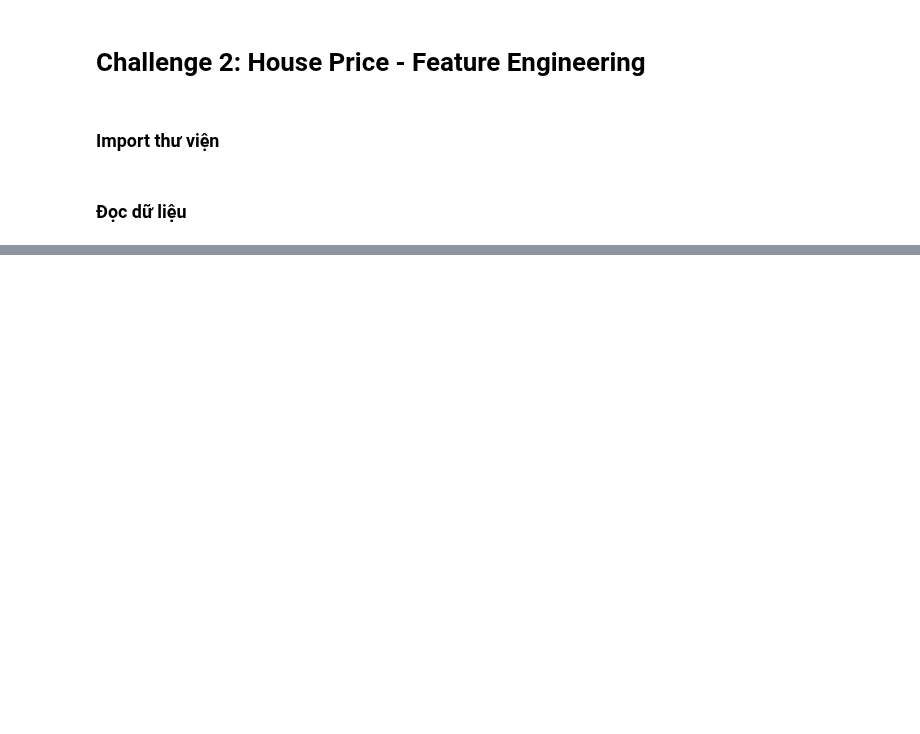
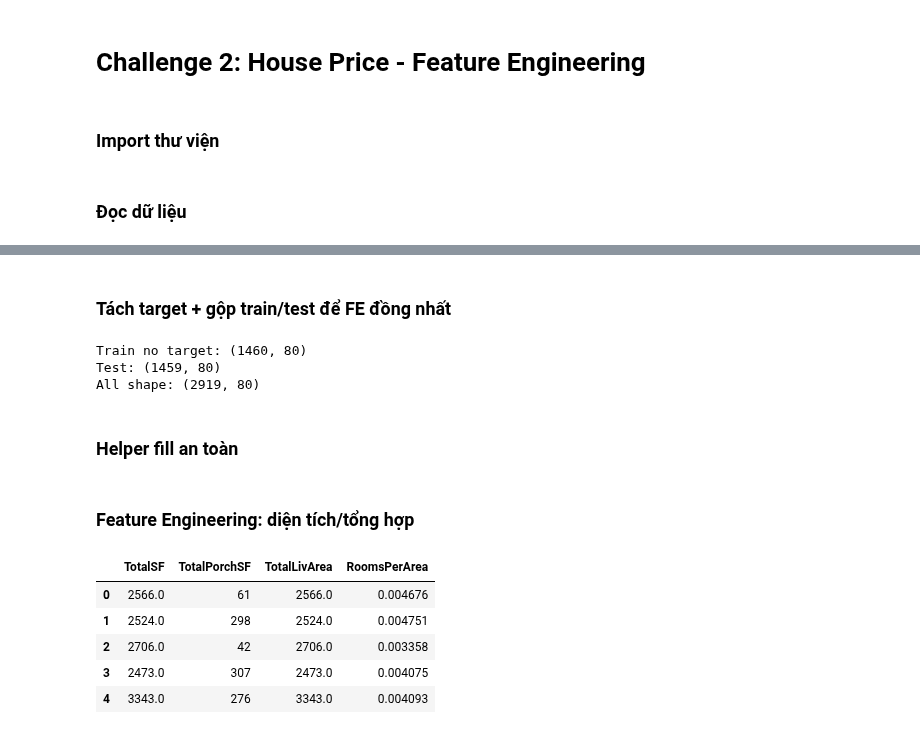
Before and after one commit to bibo0610/sgu25_ml_group, a Jupyter notebook: preprocessing/feature_engineering.ipynb, the cells around one changed output, grey strips where cells are left out. Saved outputs shown, nothing was run; the diff lists cells and outputs as text; code cells hidden in the pictures; blank space fills up the shorter version.

```diff
--- a/preprocessing/feature_engineering.ipynb
+++ b/preprocessing/feature_engineering.ipynb
@@ -44,0 +44,21 @@ Test: (418, 11)
+# %% [markdown]
+### Tách target + gộp train/test để FE đồng nhất
+# %%
+# Tách target
+y = df_train_org["SalePrice"].copy()
+
+train = df_train_org.drop(columns=["SalePrice"])
+test  = df_test_org.copy()
+
+print("Train no target:", train.shape)
+print("Test:", test.shape)
+
+# Gộp để feature engineering nhất quán
+all_df = pd.concat([train, test], ignore_index=True)
+print("All shape:", all_df.shape)
+# %% [output]
+Train no target: (1460, 80)
+Test: (1459, 80)
+All shape: (2919, 80)
+# %% [markdown]
+### Helper fill an toàn
@@ -44,0 +73,30 @@ Test: (418, 11)
+# %% [markdown]
+### Feature Engineering: diện tích/tổng hợp
+# %%
+# Tổng diện tích sàn
+all_df["TotalSF"] = zfill("TotalBsmtSF") + zfill("1stFlrSF") + zfill("2ndFlrSF")
+
+# Tổng porch/deck
+all_df["TotalPorchSF"] = (
+    zfill("OpenPorchSF") +
+    zfill("EnclosedPorch") +
+    zfill("3SsnPorch") +
+    zfill("ScreenPorch") +
+    zfill("WoodDeckSF")
+)
+
+all_df["TotalOutdoorSF"] = all_df["TotalPorchSF"] + zfill("PoolArea")
+all_df["TotalLivArea"] = zfill("GrLivArea") + zfill("TotalBsmtSF")
+
+# Tỉ lệ
+all_df["RoomsPerArea"] = zfill("TotRmsAbvGrd") / (zfill("GrLivArea") + 1)
+all_df["BedroomsPerRoom"] = zfill("BedroomAbvGr") / (zfill("TotRmsAbvGrd") + 1)
+
+all_df[["TotalSF","TotalPorchSF","TotalLivArea","RoomsPerArea"]].head()
+# %% [output]
+|  | TotalSF | TotalPorchSF | TotalLivArea | RoomsPerArea |
+| 0 | 2566.0 | 61 | 2566.0 | 0.004676 |
+| 1 | 2524.0 | 298 | 2524.0 | 0.004751 |
+| 2 | 2706.0 | 42 | 2706.0 | 0.003358 |
+| 3 | 2473.0 | 307 | 2473.0 | 0.004075 |
+| 4 | 3343.0 | 276 | 3343.0 | 0.004093 |
```
Also changed, not shown: parts of 16 cells of this notebook, 8 other files.
